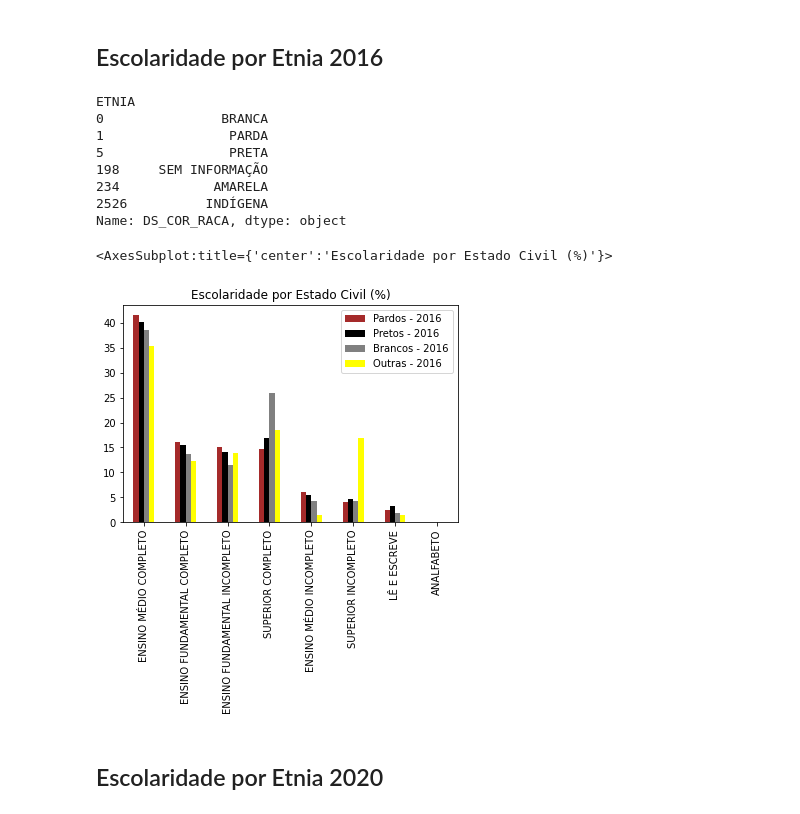
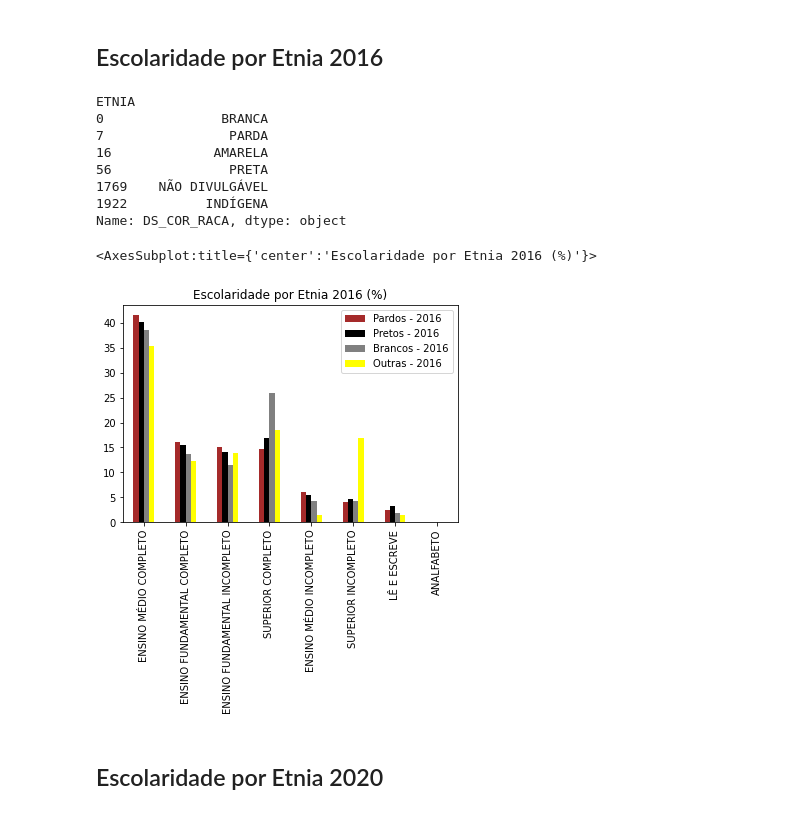
Before and after one commit to Rafael-Caje/Analise-da-Escolaridade-Vereadores-2016-2020-SP, a Jupyter notebook: Escolaridade Vereadores 2016-2020 - SP.ipynb, the cells around one changed output. Drawn from its saved outputs; the diff is of its cells as text; code cells hidden in the pictures.

```diff
--- a/Escolaridade Vereadores 2016-2020 - SP.ipynb
+++ b/Escolaridade Vereadores 2016-2020 - SP.ipynb
@@ -182,33 +182,33 @@ Name: DS_ESTADO_CIVIL, dtype: object
 ## Escolaridade por Etnia 2016
 # %%
 print (color.BOLD + 'ETNIA' + color.END)
-estudo = df2.drop_duplicates(['DS_COR_RACA'])
+estudo = df1.drop_duplicates(['DS_COR_RACA'])
 print (estudo['DS_COR_RACA'])
 print()
 par_df1 = df1.query('DS_COR_RACA == "PARDA" & DS_CARGO == "VEREADOR"')
 pre_df1 = df1.query('DS_COR_RACA == "PRETA" & DS_CARGO == "VEREADOR"')
 bra_df1 = df1.query('DS_COR_RACA == "BRANCA" & DS_CARGO == "VEREADOR"')
 oth_df1 = df1.query('DS_COR_RACA == "INDÍGENA" & DS_CARGO == "VEREADOR"'
                      or 'DS_COR_RACA == "SEM INFORMAÇÃO" & DS_CARGO == "VEREADOR"'
                      or 'DS_COR_RACA == "AMARELA" & DS_CARGO == "VEREADOR"')
 
 pd.concat(
     [(par_df1['DS_GRAU_INSTRUCAO'].value_counts(normalize=True).rename('Pardos - 2016'))*100,
      (pre_df1['DS_GRAU_INSTRUCAO'].value_counts(normalize=True).rename('Pretos - 2016'))*100,
      (bra_df1['DS_GRAU_INSTRUCAO'].value_counts(normalize=True).rename('Brancos - 2016'))*100,
      (oth_df1['DS_GRAU_INSTRUCAO'].value_counts(normalize=True).rename('Outras - 2016'))*100],
-    axis=1).plot.bar(color=['brown', 'black', 'grey', 'yellow'], title='Escolaridade por Estado Civil (%)')
+    axis=1).plot.bar(color=['brown', 'black', 'grey', 'yellow'], title='Escolaridade por Etnia 2016 (%)')
 # %% [output]
 ETNIA
 0               BRANCA
-1                PARDA
-5                PRETA
-198     SEM INFORMAÇÃO
-234            AMARELA
-2526          INDÍGENA
+7                PARDA
+16             AMARELA
+56               PRETA
+1769    NÃO DIVULGÁVEL
+1922          INDÍGENA
 Name: DS_COR_RACA, dtype: object
-<AxesSubplot:title={'center':'Escolaridade por Estado Civil (%)'}>
+<AxesSubplot:title={'center':'Escolaridade por Etnia 2016 (%)'}>
-[figure, old version]
+[figure, new version]
 # %% [markdown]
 ## Escolaridade por Etnia 2020
 # %%
```
Also changed, not shown: parts of 2 cells of this notebook.
